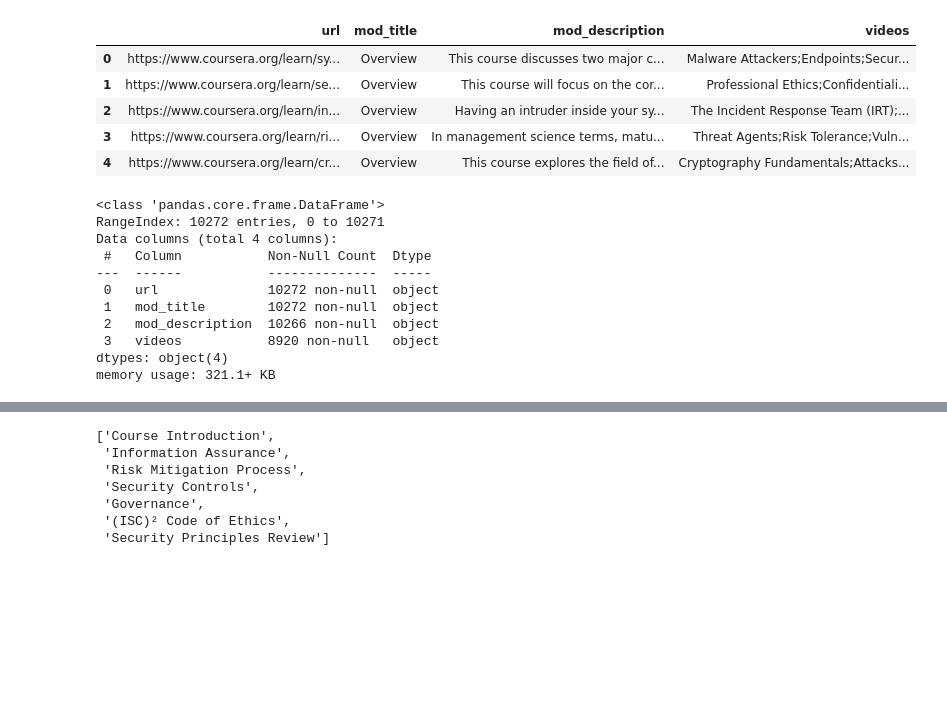
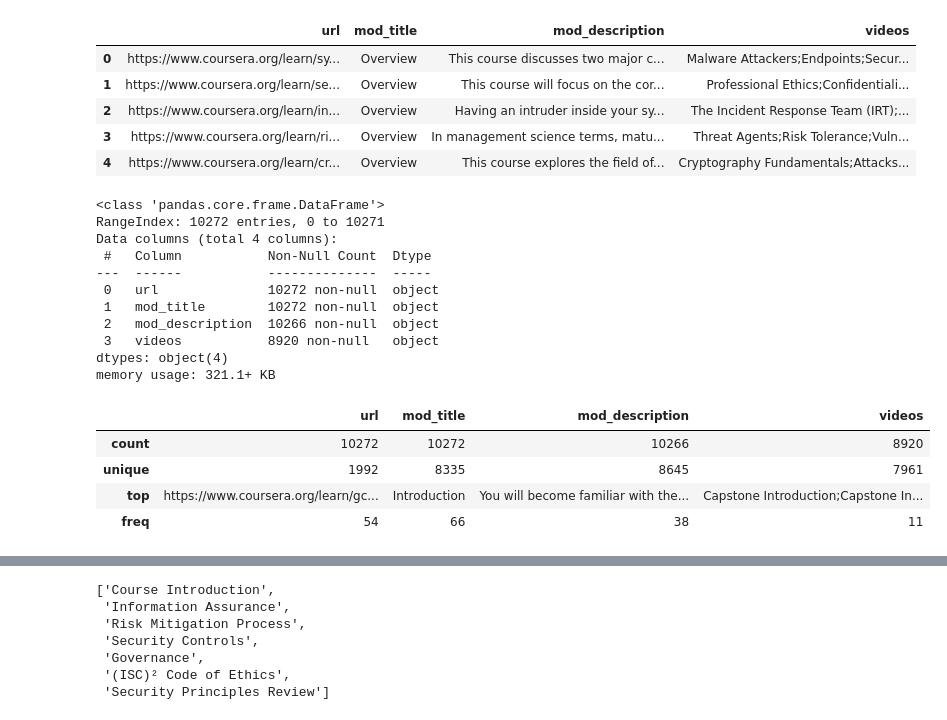
Before and after one commit to sriyanope/IS450-Project, a Jupyter notebook: eda.ipynb, the cells around one changed output, grey strips where cells are left out. Saved outputs shown, nothing was run; the diff lists cells and outputs as text; code cells hidden in the pictures; blank space fills up the shorter version.

```diff
--- a/eda.ipynb
+++ b/eda.ipynb
@@ -173,18 +185,24 @@ module.head()
 | 4 | https://www.coursera.org/learn/cr... | Overview | This course explores the field of... | Cryptography Fundamentals;Attacks... |
 # %%
 module.info()
+module.describe()
 # %% [output]
 <class 'pandas.core.frame.DataFrame'>
 RangeIndex: 10272 entries, 0 to 10271
 Data columns (total 4 columns):
  #   Column           Non-Null Count  Dtype
 ---  ------           --------------  -----
  0   url              10272 non-null  object
  1   mod_title        10272 non-null  object
  2   mod_description  10266 non-null  object
  3   videos           8920 non-null   object
 dtypes: object(4)
 memory usage: 321.1+ KB
+|  | url | mod_title | mod_description | videos |
+| count | 10272 | 10272 | 10266 | 8920 |
+| unique | 1992 | 8335 | 8645 | 7961 |
+| top | https://www.coursera.org/learn/gc... | Introduction | You will become familiar with the... | Capstone Introduction;Capstone In... |
+| freq | 54 | 66 | 38 | 11 |
 # %%
 # The information can be aggregated as such
 grouped_df = module.groupby("url").agg(list)
```
Also changed, not shown: parts of 5 cells of this notebook, 1 other file.
